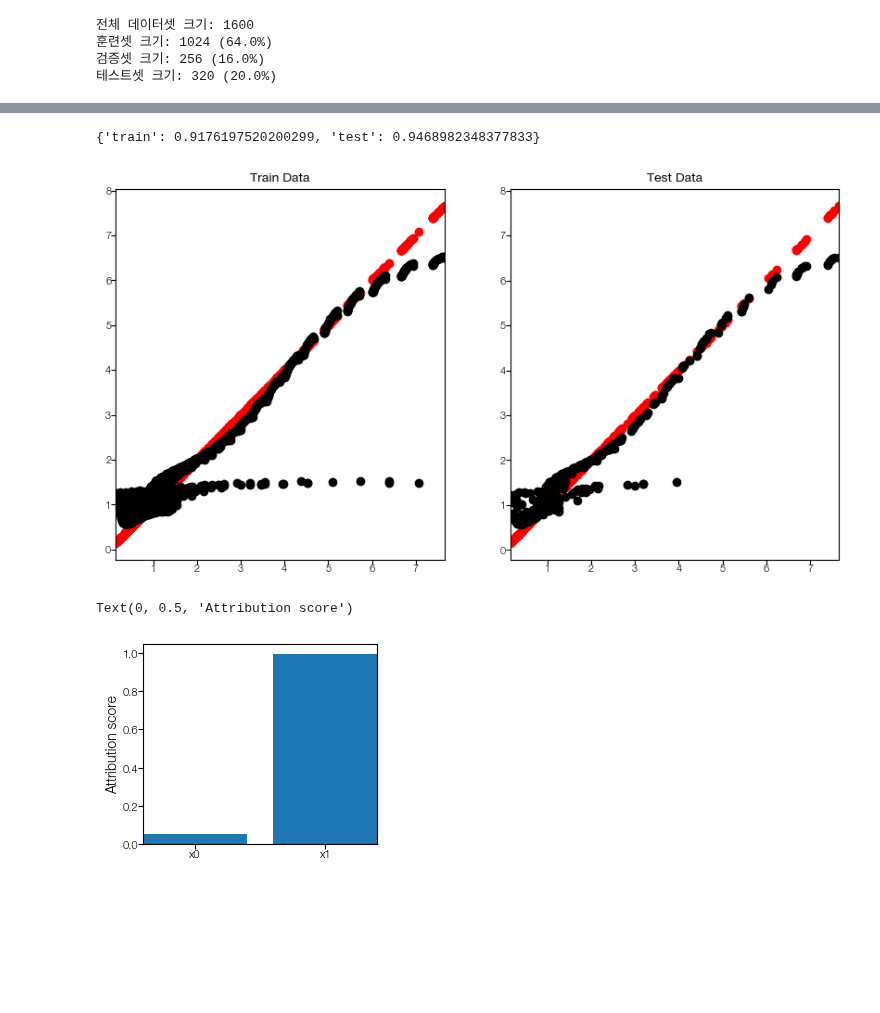
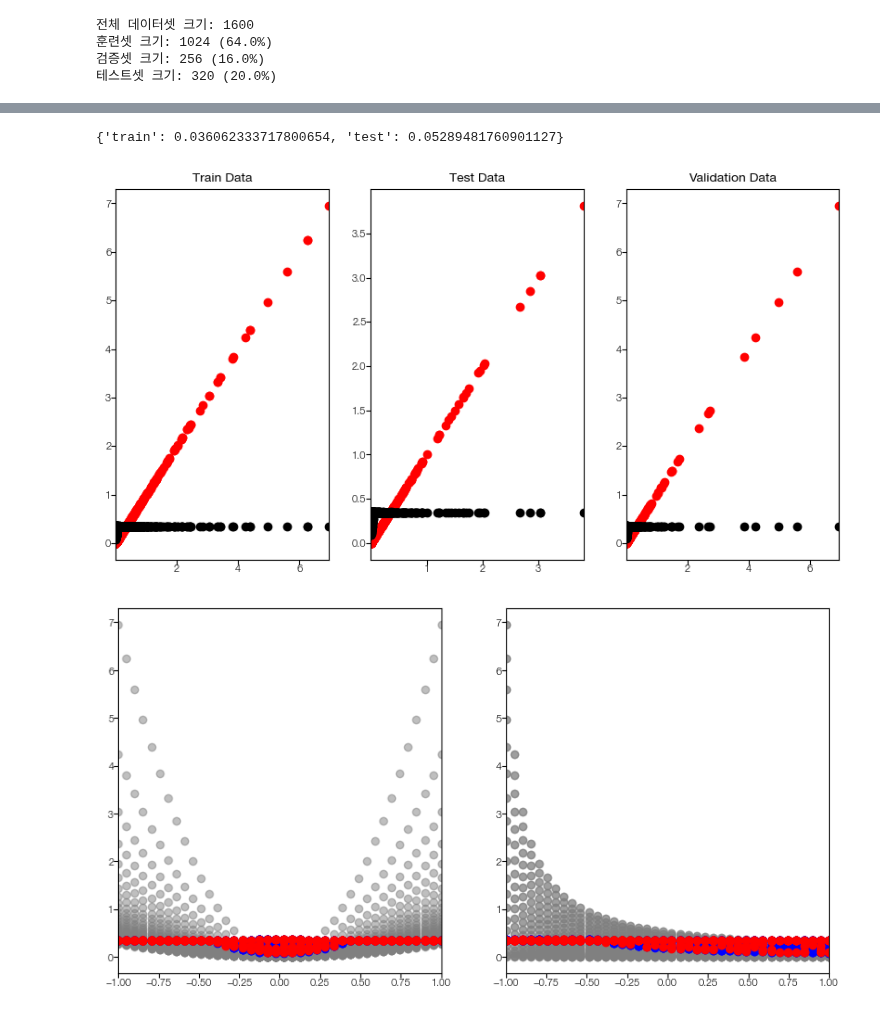
Before and after one commit to Hyein-coder/pykan, a Jupyter notebook: github/workflows/Hyein/toy_8_convex.ipynb, the cells around one changed output, grey strips where cells are left out. Saved outputs shown, nothing was run; the diff lists cells and outputs as text; code cells hidden in the pictures; blank space fills up the shorter version.

```diff
--- a/github/workflows/Hyein/toy_8_convex.ipynb
+++ b/github/workflows/Hyein/toy_8_convex.ipynb
@@ -16,7 +16,7 @@ root_dir = os.path.join(os.getcwd())
 save_dir = os.path.join(root_dir, "custom_figures", "toy8")
 os.makedirs(save_dir, exist_ok=True)
 
-f_param = "toy_8_20251125_1732"
+f_param = "toy_8_20251204_1245"
 save_heading = os.path.join(save_dir, f_param + "_analysis")
 d_opt = pd.read_excel(os.path.join(root_dir, 'multkan_sweep_autosave', f_param + ".xlsx"), sheet_name='best_avg_by_params')
 d_opt_flat = d_opt.iloc[0]
@@ -36,8 +36,8 @@ axs = np.atleast_1d(axs).flatten()
 for i, param_name in enumerate(param_cols):
     ax = axs[i]
 
-    # if pd.api.types.is_numeric_dtype(df[param_name]):
-    if False:
+    if pd.api.types.is_numeric_dtype(df[param_name]):
+    # if False:
         ax.scatter(np.log(df[param_name]), df['r2_val'], alpha=0.7, c='blue', edgecolors='k')
         ax.set_xlabel("log " + param_name, fontsize=14)
     else:
@@ -177,7 +191,7 @@ TrialResult(params={'lamb': 0.01, 'lamb_coef': 0.1, 'lamb_coefdiff': 0.5, 'lamb_
 # %%
 from kan.utils import ex_round
-# model.auto_symbolic()
-# model.fit(dataset, **fit_kwargs)
-# model.plot()
-# plt.show()
-# ex_round(model.symbolic_formula()[0][0], 4)
+model.auto_symbolic()
+model.fit(dataset, **fit_kwargs)
+model.plot()
+plt.show()
+ex_round(model.symbolic_formula()[0][0], 4)
@@ -187,9 +210,11 @@ from sklearn.metrics import r2_score
 
 y_pred_norm_test = model.forward(x=dataset['test_input']).detach().cpu().numpy()
 y_pred_norm_train = model.forward(x=dataset['train_input']).detach().cpu().numpy()
+y_pred_norm_val = model.forward(x=dataset['val_input']).detach().cpu().numpy()
 
 y_pred_test = scaler_y.inverse_transform(y_pred_norm_test)
 y_pred_train = scaler_y.inverse_transform(y_pred_norm_train)
+y_pred_val = scaler_y.inverse_transform(y_pred_norm_val)
 # y_train = dataset['train_label']
 # y_test = dataset['test_label']
 
@@ -199,7 +224,7 @@ r2_score = {
 }
 print(r2_score)
 
-fig, ax = plt.subplots(1, 2, figsize=(10, 5))
+fig, ax = plt.subplots(1, 3, figsize=(10, 5))
 
 ax_train = ax[0]
 ax_train.scatter(y_train, y_train, color='r')
@@ -211,18 +236,22 @@ ax_test.scatter(y_test, y_test, color='r')
 ax_test.scatter(y_test, y_pred_test, color='k')
 ax_test.set_title("Test Data")
 
+ax_test = ax[2]
+ax_test.scatter(y_val, y_val, color='r')
+ax_test.scatter(y_val, y_pred_val, color='k')
+ax_test.set_title("Validation Data")
+
 plt.show()
 plt.show()
 # %% [output]
-{'train': 0.9176197520200299, 'test': 0.9468982348377833}
+{'train': 0.036062333717800654, 'test': 0.05289481760901127}
-[figure, old version]
+[figure, new version]
 # %%
-fig, ax = plt.subplots()
-model.forward(dataset['train_input'])
-scores_tot = model.feature_score
-ax.bar([f"x{i}" for i in range(scores_tot.shape[0])], scores_tot.tolist())
-# ax.set_xticks([f"x{i}" for i in range(score_L0.shape[0])])
-ax.set_ylabel("Attribution score")
+fig, axs = plt.subplots(1, 2, figsize=(10, 5))
+for i in range(num_input):
+    ax = axs[i]
+    ax.scatter(X[:,i], y, c='gray', alpha=0.5)
+    ax.scatter(X_train[:, i], y_pred_train, c='b', label='Train')
+    ax.scatter(X_test[:, i], y_pred_test, c='r', label='Train')
 # %% [output]
-Text(0, 0.5, 'Attribution score')
-[figure, old version]
+[figure, new version]
```
Also changed, not shown: parts of 8 cells of this notebook, 19 other files.
